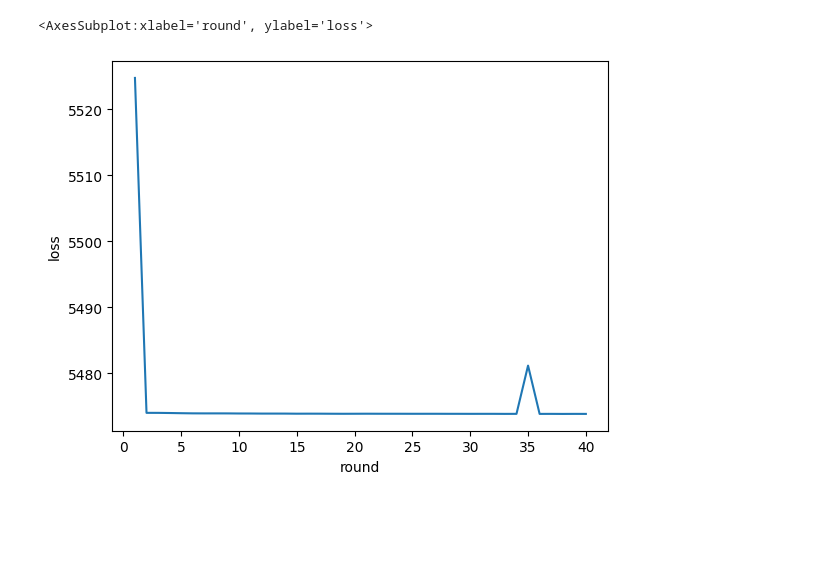
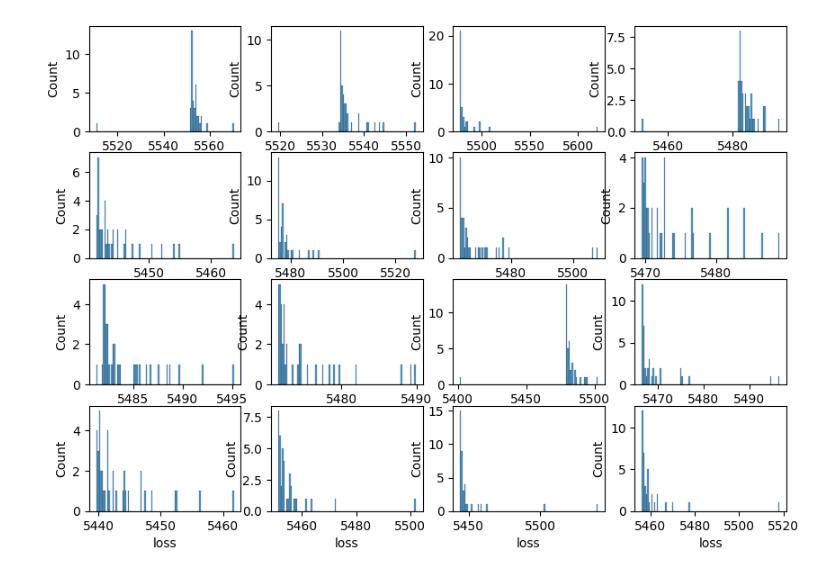
Before and after one commit to GabrielTalasso/Federated_IoT_Anomaly_Detection, a Jupyter notebook: analysis.ipynb, the cells around one changed output. Saved outputs shown, nothing was run; the diff lists cells and outputs as text; code cells hidden in the pictures; blank space fills up the shorter version.

```diff
--- a/analysis.ipynb
+++ b/analysis.ipynb
@@ -71,6 +92,10 @@ for i, model in enumerate(models):
 # %%
-data = pd.read_csv('/home/gabrieltalasso/IoT_Anomaly_Detection/logs/SKAB/CNN/train/loss_mse_All.csv', names = ['cid', 'round', 'loss'])
-sns.lineplot(data = data.groupby('round').mean(), x = 'round', y = 'loss')
+data = pd.read_csv('/home/gabrieltalasso/IoT_Anomaly_Detection/logs/SKAB/CNN/train/loss_mse_Decoder.csv', names = ['cid', 'round', 'loss'])
+#sns.lineplot(data = data.groupby('round').mean(), x = 'round', y = 'loss')
+f, ax = plt.subplots(4, 4, figsize = (10,7))
+axs = ax.flatten()
+
+for i in range(16):
+    sns.histplot(data = data[data['cid'] == i][data['round']>1], x = 'loss', bins = 100, ax = axs[i])
 # %% [output]
-<AxesSubplot:xlabel='round', ylabel='loss'>
-[figure, old version]
+[figure, new version]
```
Also changed, not shown: parts of 13 cells of this notebook, 4 other files.
